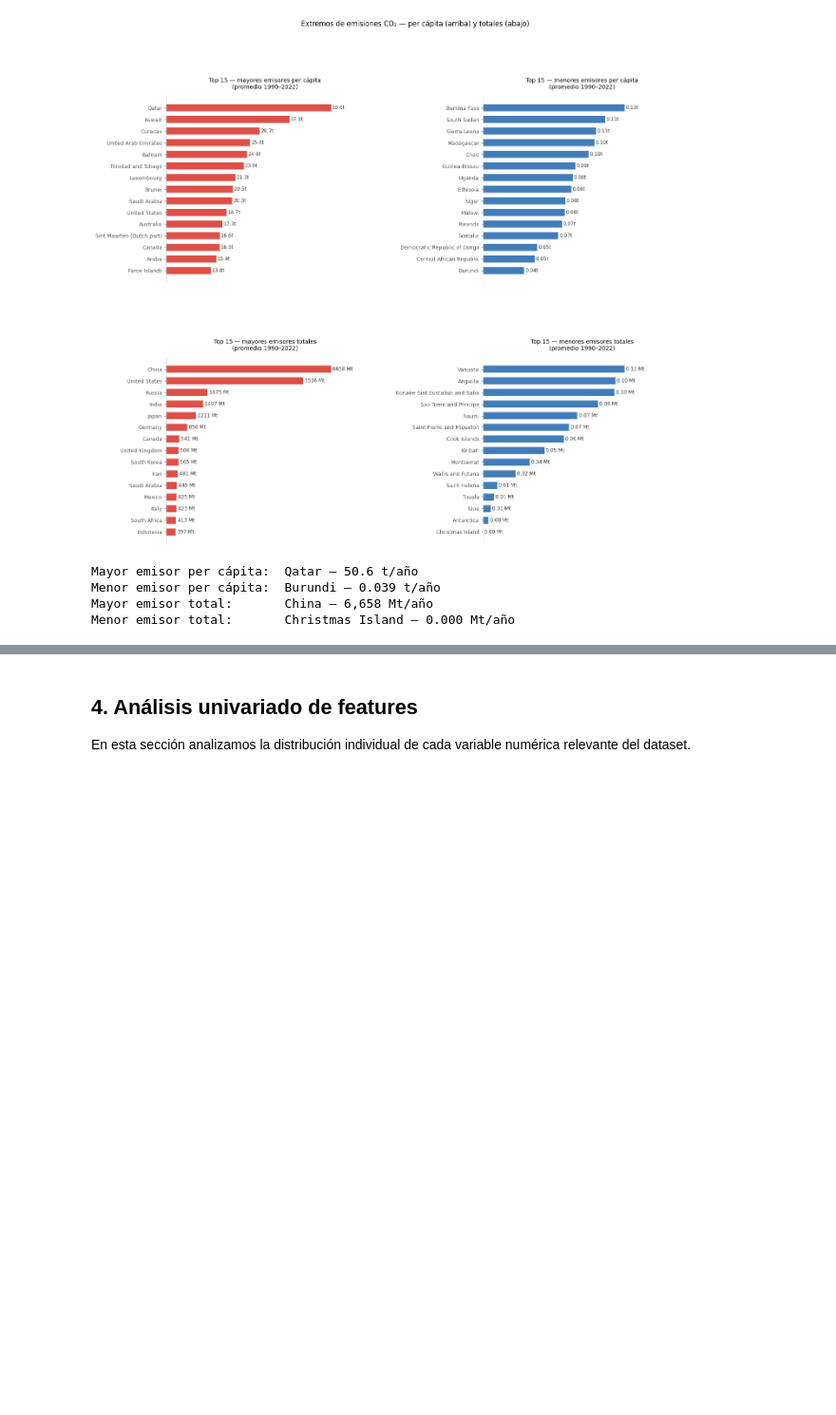
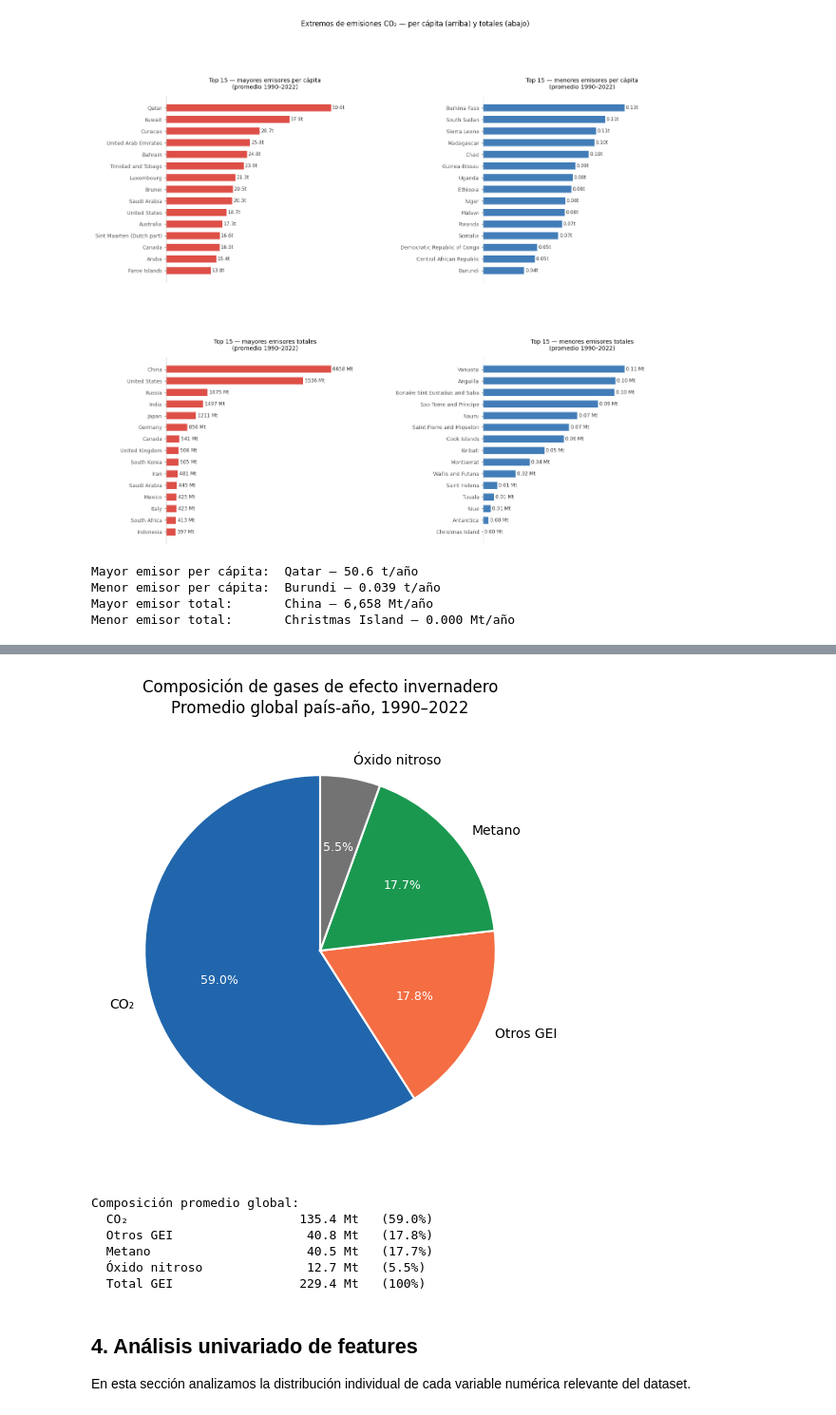
Before and after one commit to RamonEppens/Analisis_Predictivo_Co2, a Jupyter notebook: notebooks/Examen1-AnálisisPredictivo.ipynb, the cells around one changed output, grey strips where cells are left out. Shown at 95% size. Drawn from its saved outputs; the diff is of its cells as text; code cells hidden in the pictures; blank space fills up the shorter version.

```diff
--- a/notebooks/Examen1-AnálisisPredictivo.ipynb
+++ b/notebooks/Examen1-AnálisisPredictivo.ipynb
@@ -931,3 +805,53 @@ Menor emisor total:  Christmas Island — 0.000 Mt/año
+# %%
+# === COMPOSICIÓN DE GASES DE EFECTO INVERNADERO ===
+gases_ghg = {
+    'CO₂':            df_original['co2'].mean(),
+    'Metano':          df_original['methane'].mean(),
+    'Óxido nitroso':   df_original['nitrous_oxide'].mean(),
+}
+
+total_mean = df_original['total_ghg'].mean()
+otros      = total_mean - sum(gases_ghg.values())
+if otros > 0:
+    gases_ghg['Otros GEI'] = otros
+
+gases_series = pd.Series(gases_ghg).sort_values(ascending=False)
+pct          = gases_series / gases_series.sum() * 100
+colores_ghg  = [C_BLUE, C_ORANGE, C_GREEN, C_GRAY]
+
+fig, ax = plt.subplots(figsize=(8, 6))
+
+wedges, texts, autotexts = ax.pie(
+    gases_series.values,
+    labels=gases_series.index,
+    colors=colores_ghg[:len(gases_series)],
+    autopct='%1.1f%%',
+    startangle=90,
+    wedgeprops=dict(edgecolor='white', linewidth=1.5)
+)
+for text in texts:
+    text.set_fontsize(10)
+for autotext in autotexts:
+    autotext.set_fontsize(9)
+    autotext.set_color('white')
+
+ax.set_title('Composición de gases de efecto invernadero\n'
+             'Promedio global país-año, 1990–2022',
+             fontsize=12, pad=14)
+plt.show()
+
+print("Composición promedio global:")
+for gas, val, p in zip(gases_series.index, gases_series.values, pct.values):
+    print(f"  {gas:<20} {val:>10.1f} Mt   ({p:.1f}%)")
+print(f"  {'Total GEI':<20} {total_mean:>10.1f} Mt   (100%)")
+# %% [output]
+[figure, added]
+Composición promedio global:
+  CO₂                       135.4 Mt   (59.0%)
+  Otros GEI                  40.8 Mt   (17.8%)
+  Metano                     40.5 Mt   (17.7%)
+  Óxido nitroso              12.7 Mt   (5.5%)
+  Total GEI                 229.4 Mt   (100%)
 # %% [markdown]
 ## 4. Análisis univariado de features
 En esta sección analizamos la distribución individual de cada variable numérica relevante del dataset.
```
Also changed, not shown: parts of 31 cells of this notebook.
